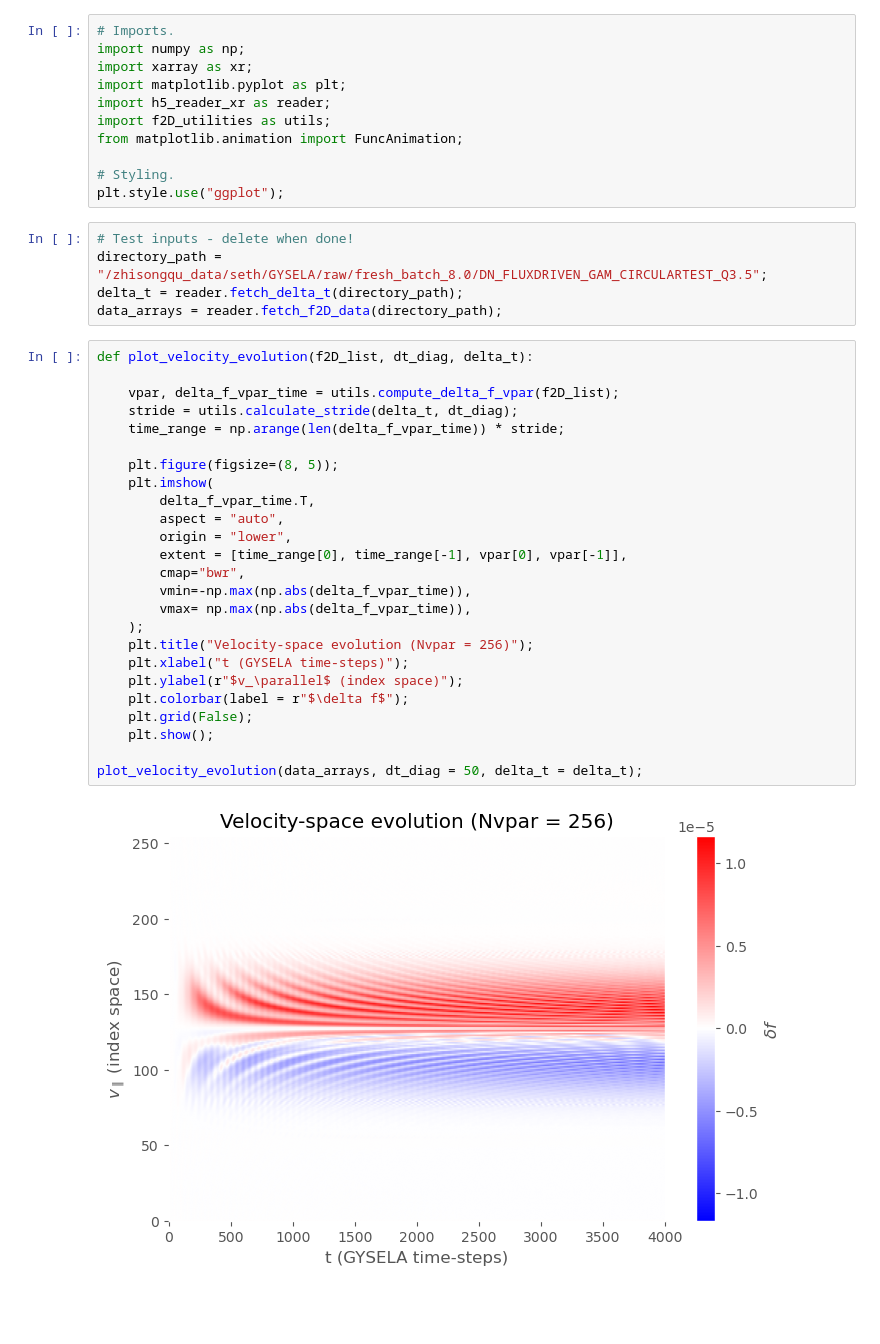
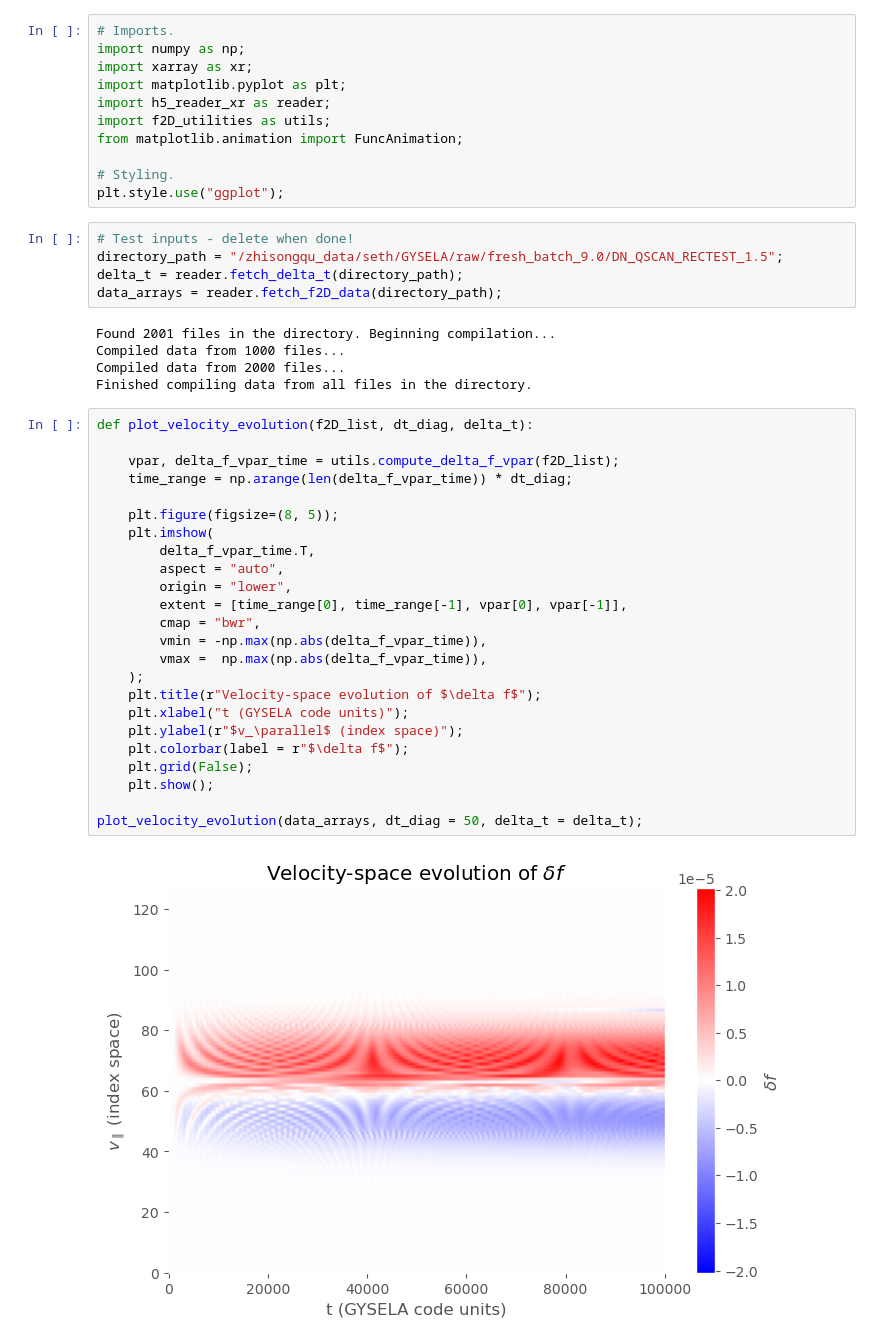
Before and after one commit to seferoni/GYSELA_utils, a Jupyter notebook: post-processing/scripts/exploratory_notebooks/f2D_vpar_evolution.ipynb, the cells around one changed output. Drawn from its saved outputs; the diff is of its cells as text; blank space fills up the shorter version.

```diff
--- a/post-processing/scripts/exploratory_notebooks/f2D_vpar_evolution.ipynb
+++ b/post-processing/scripts/exploratory_notebooks/f2D_vpar_evolution.ipynb
@@ -11,33 +11,37 @@ from matplotlib.animation import FuncAnimation;
 plt.style.use("ggplot");
 # %%
 # Test inputs - delete when done!
-directory_path = "/zhisongqu_data/seth/GYSELA/raw/fresh_batch_8.0/DN_FLUXDRIVEN_GAM_CIRCULARTEST_Q3.5";
+directory_path = "/zhisongqu_data/seth/GYSELA/raw/fresh_batch_9.0/DN_QSCAN_RECTEST_1.5";
 delta_t = reader.fetch_delta_t(directory_path);
 data_arrays = reader.fetch_f2D_data(directory_path);
+# %% [output]
+Found 2001 files in the directory. Beginning compilation...
+Compiled data from 1000 files...
+Compiled data from 2000 files...
+Finished compiling data from all files in the directory.
 # %%
 def plot_velocity_evolution(f2D_list, dt_diag, delta_t):
 
 	vpar, delta_f_vpar_time = utils.compute_delta_f_vpar(f2D_list);
-	stride = utils.calculate_stride(delta_t, dt_diag);
-	time_range = np.arange(len(delta_f_vpar_time)) * stride;
+	time_range = np.arange(len(delta_f_vpar_time)) * dt_diag;
 
 	plt.figure(figsize=(8, 5));
 	plt.imshow(
 		delta_f_vpar_time.T,
 		aspect = "auto",
 		origin = "lower",
 		extent = [time_range[0], time_range[-1], vpar[0], vpar[-1]],
-		cmap="bwr",
-		vmin=-np.max(np.abs(delta_f_vpar_time)),
-		vmax= np.max(np.abs(delta_f_vpar_time)),
+		cmap = "bwr",
+		vmin = -np.max(np.abs(delta_f_vpar_time)),
+		vmax =  np.max(np.abs(delta_f_vpar_time)),
 	);
-	plt.title("Velocity-space evolution (Nvpar = 256)");
-	plt.xlabel("t (GYSELA time-steps)");
+	plt.title(r"Velocity-space evolution of $\delta f$");
+	plt.xlabel("t (GYSELA code units)");
 	plt.ylabel(r"$v_\parallel$ (index space)");
 	plt.colorbar(label = r"$\delta f$");
 	plt.grid(False);
 	plt.show();
 
 plot_velocity_evolution(data_arrays, dt_diag = 50, delta_t = delta_t);
 # %% [output]
-[figure, old version]
+[figure, new version]
```
Also changed, not shown: 9 other files.
